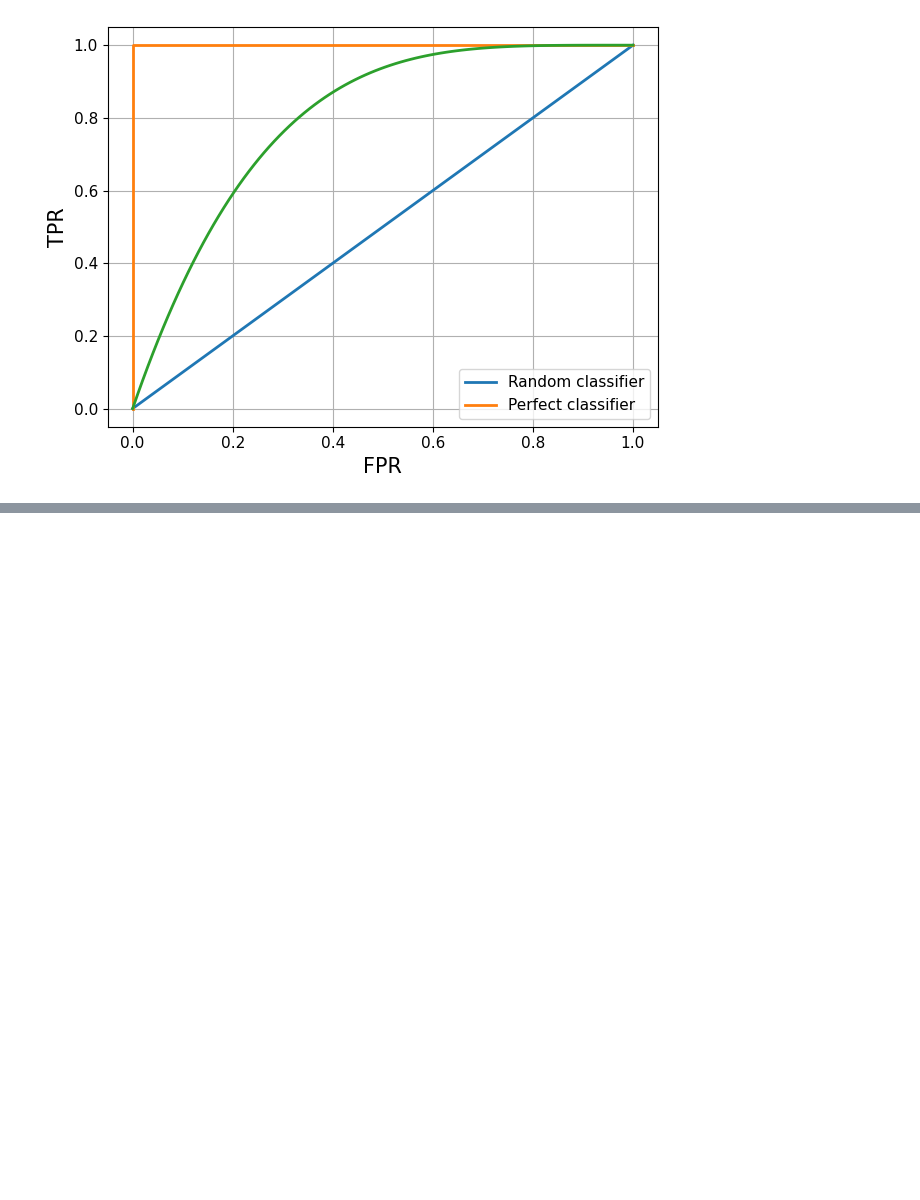
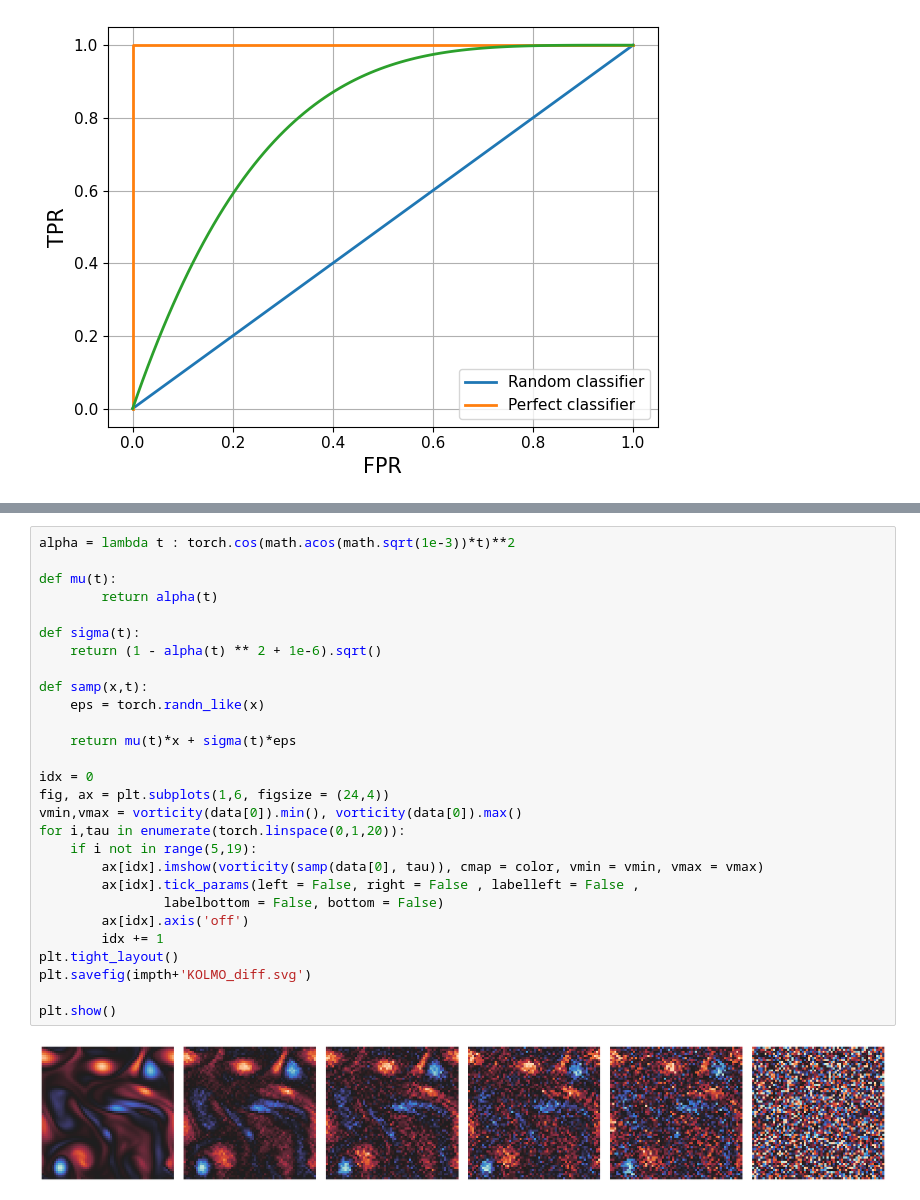
Before and after one commit to gerome-andry/dasbi, a Jupyter notebook: results.ipynb, the cells around one changed output, grey strips where cells are left out. Drawn from its saved outputs; the diff is of its cells as text; blank space fills up the shorter version.

```diff
--- a/results.ipynb
+++ b/results.ipynb
@@ -202,3 +202,33 @@ torch.Size([1, 2, 32, 32])
+# %%
+alpha = lambda t : torch.cos(math.acos(math.sqrt(1e-3))*t)**2
+
+def mu(t):
+        return alpha(t)
+
+def sigma(t):
+    return (1 - alpha(t) ** 2 + 1e-6).sqrt()
+
+def samp(x,t):
+    eps = torch.randn_like(x)
+
+    return mu(t)*x + sigma(t)*eps
+
+idx = 0
+fig, ax = plt.subplots(1,6, figsize = (24,4))
+vmin,vmax = vorticity(data[0]).min(), vorticity(data[0]).max()
+for i,tau in enumerate(torch.linspace(0,1,20)):
+    if i not in range(5,19):
+        ax[idx].imshow(vorticity(samp(data[0], tau)), cmap = color, vmin = vmin, vmax = vmax)
+        ax[idx].tick_params(left = False, right = False , labelleft = False ,
+                labelbottom = False, bottom = False)
+        ax[idx].axis('off')
+        idx += 1
+plt.tight_layout()
+plt.savefig(impth+'KOLMO_diff.svg')
+
+plt.show()
+# %% [output]
+[figure, added]
 # %%
 from LZ96_CONV import build, process_sim
 import pickle
```
Also changed, not shown: parts of 14 cells of this notebook, 2 other files.
